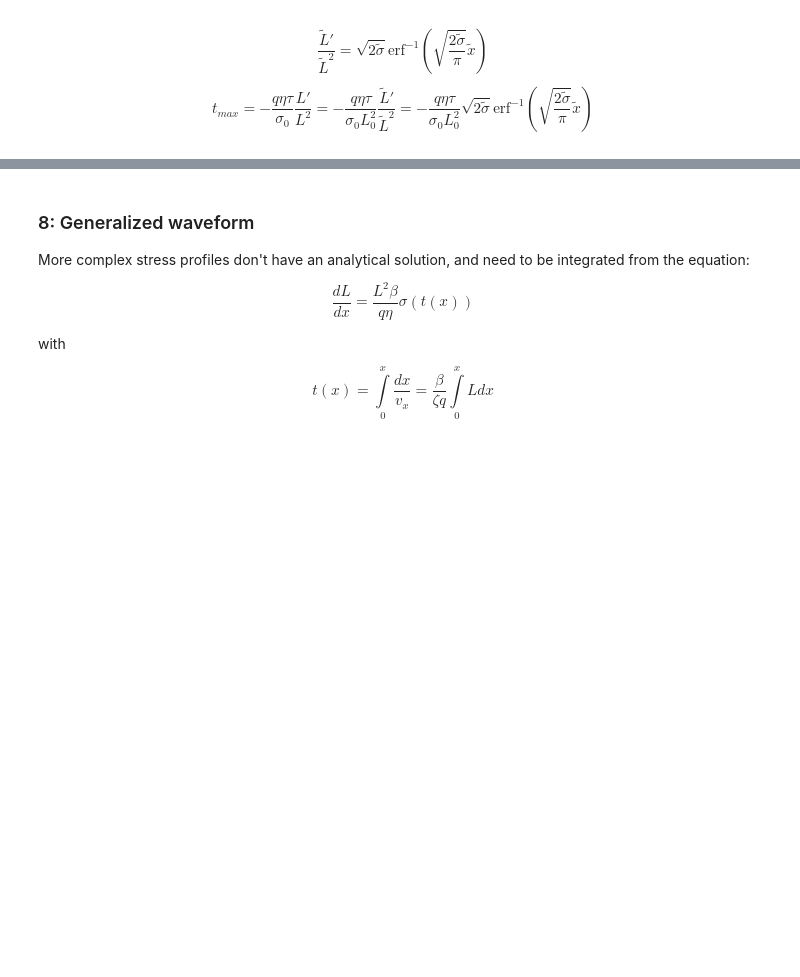
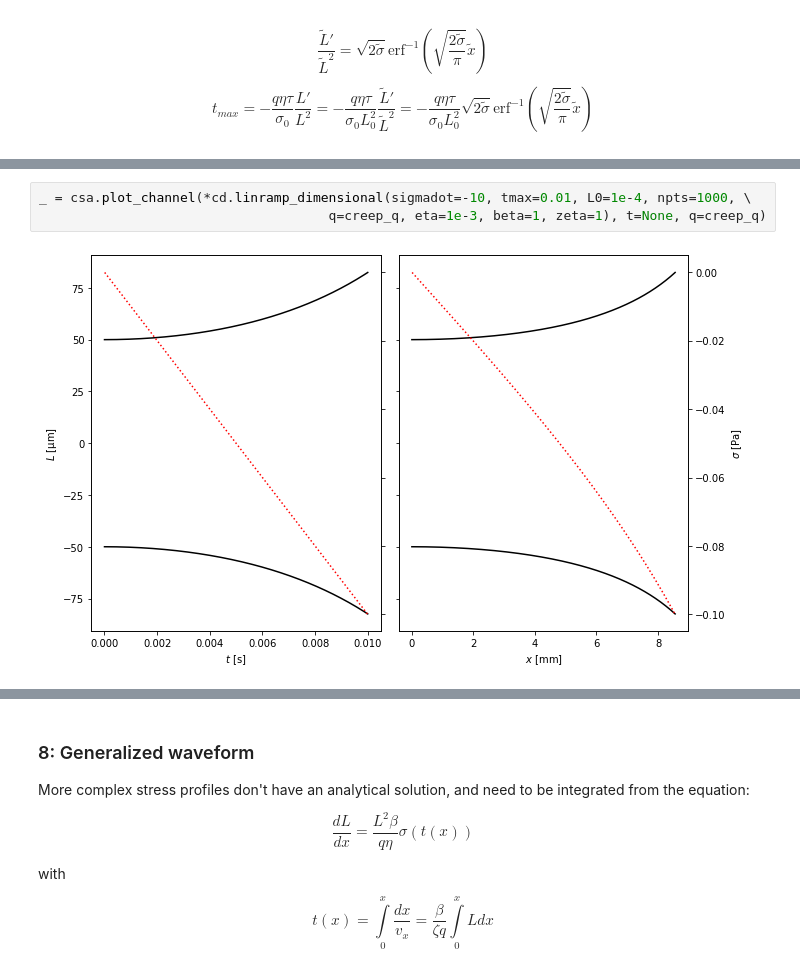
Before and after one commit to steaime/Rheoflupy, a Jupyter notebook: Tutorial_ChannelDesign.ipynb, the cells around one changed output, grey strips where cells are left out. Saved outputs shown, nothing was run; the diff lists cells and outputs as text; blank space fills up the shorter version.

```diff
--- a/Tutorial_ChannelDesign.ipynb
+++ b/Tutorial_ChannelDesign.ipynb
@@ -486,0 +506,5 @@ _ = csa.plot_channel(*cd.linramp_dimensional(sigmadot=10, xmax=0.01, L0=1e-4, np
+# %%
+_ = csa.plot_channel(*cd.linramp_dimensional(sigmadot=-10, tmax=0.01, L0=1e-4, npts=1000, \
+                                     q=creep_q, eta=1e-3, beta=1, zeta=1), t=None, q=creep_q)
+# %% [output]
+[figure, added]
```
Also changed, not shown: parts of 22 cells of this notebook, 3 other files.
